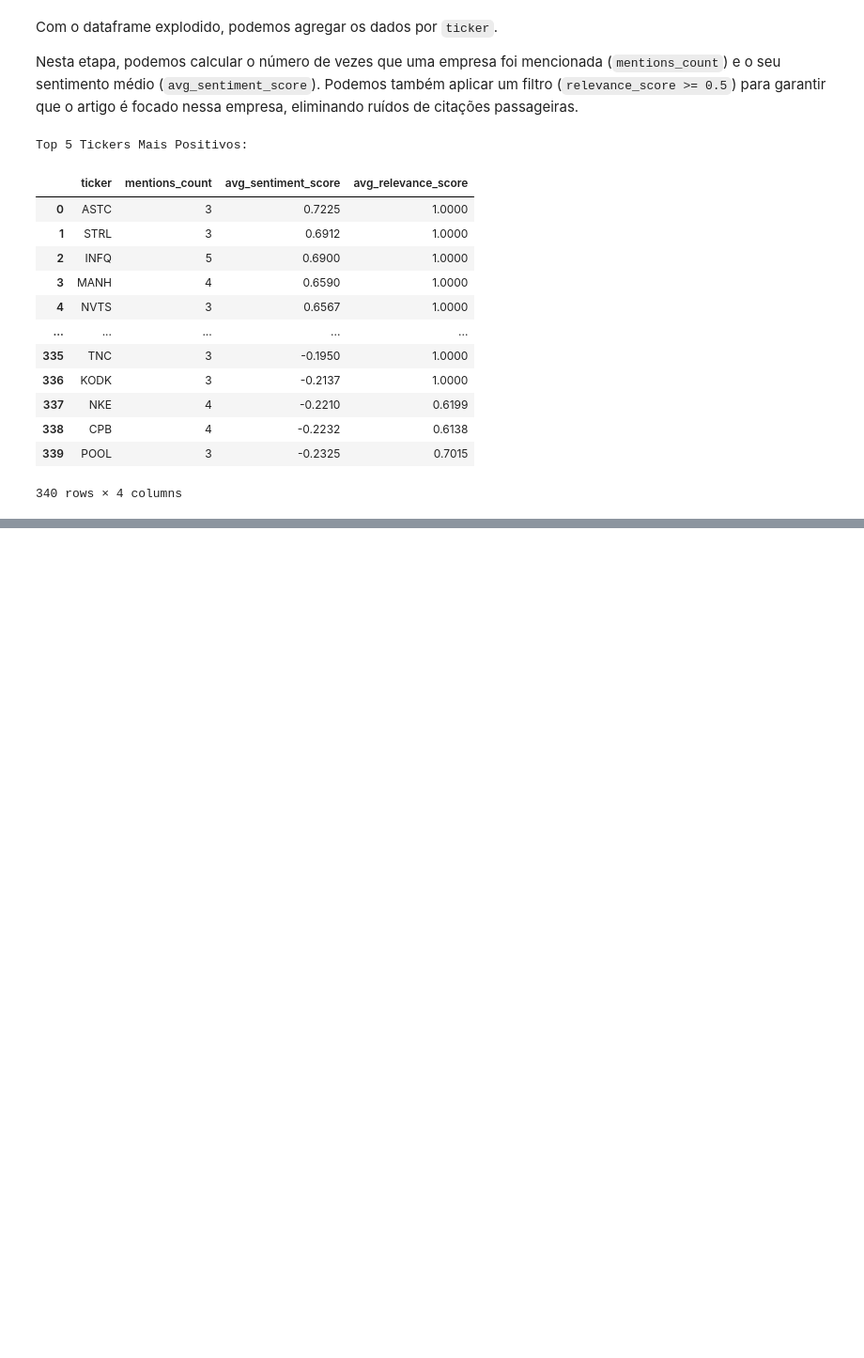
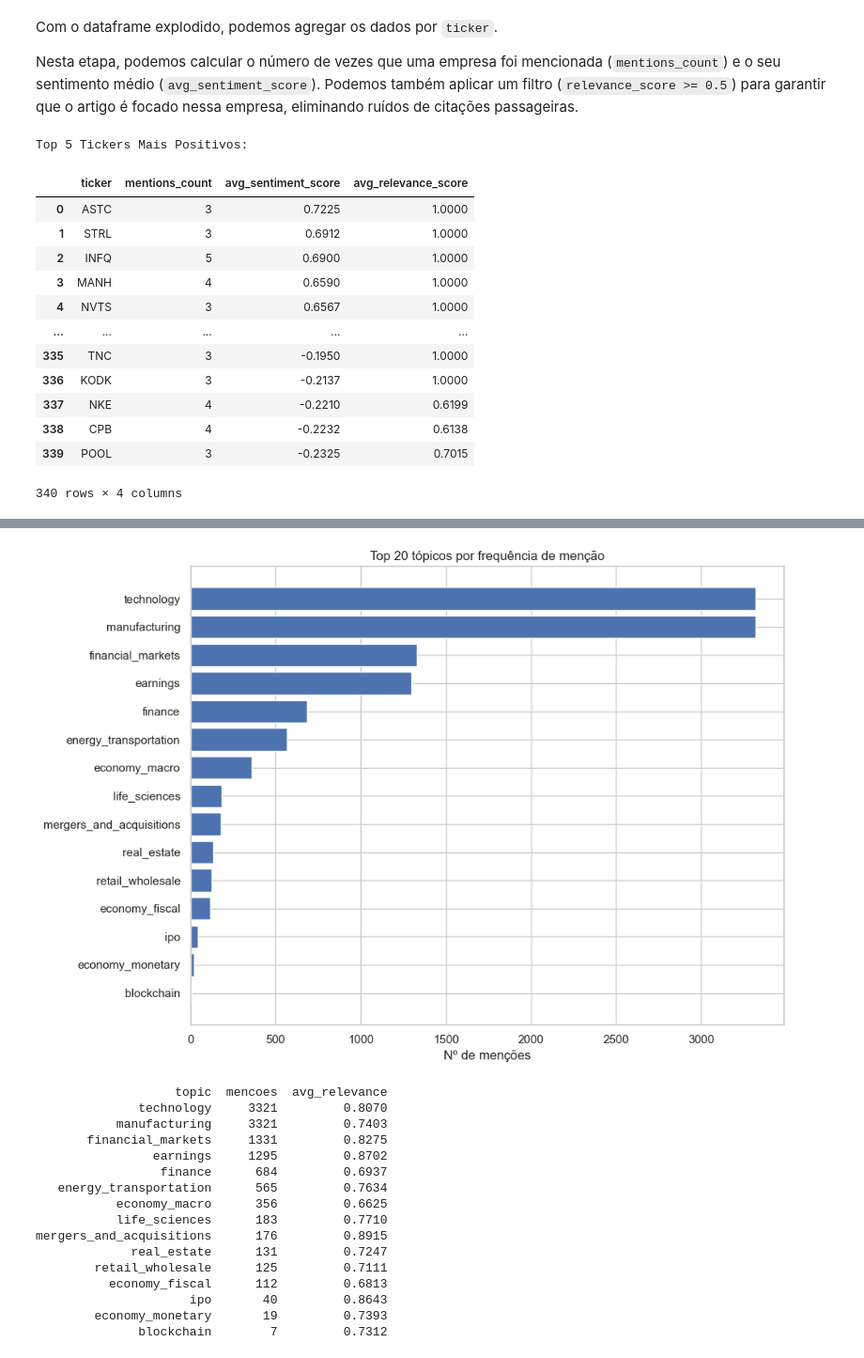
Before and after one commit to thiago2608santana/data-collection, a Jupyter notebook: exploration_alpha_vantage.ipynb, the cells around one changed output, grey strips where cells are left out. Shown at 94% size. Saved outputs shown, nothing was run; the diff lists cells and outputs as text; code cells hidden in the pictures; blank space fills up the shorter version.

```diff
--- a/exploration_alpha_vantage.ipynb
+++ b/exploration_alpha_vantage.ipynb
@@ -498,0 +505,12 @@ Top 5 Tickers Mais Positivos:
+# %%
+df_topics = df.withColumn("topic_info", F.explode("topics")).select(
+    "url",
+    "time_published",
+    "overall_sentiment_score",
+    "overall_sentiment_label",
+    F.col("topic_info.topic").alias("topic"),
+    F.col("topic_info.relevance_score").alias("relevance_score"),
+)
+
+print(f"Linhas após explode: {df_topics.count()} (artigos originais: {df.count()})")
+df_topics.limit(5).toPandas()
@@ -498,0 +525,40 @@ Top 5 Tickers Mais Positivos:
+# %%
+TOP_N = 20
+
+pdf_topics_freq = (
+    df_topics
+    .groupBy("topic")
+    .agg(
+        F.count("url").alias("mencoes"),
+        F.round(F.avg("relevance_score"), 4).alias("avg_relevance"),
+    )
+    .orderBy(F.desc("mencoes"))
+    .limit(TOP_N)
+    .toPandas()
+)
+
+fig, ax = plt.subplots(figsize=(10, 7))
+ax.barh(pdf_topics_freq["topic"][::-1], pdf_topics_freq["mencoes"][::-1], color="#4C72B0")
+ax.set_title(f"Top {TOP_N} tópicos por frequência de menção")
+ax.set_xlabel("Nº de menções")
+plt.tight_layout(); plt.show()
+
+print(pdf_topics_freq.to_string(index=False))
+# %% [output]
+[figure, added]
+                   topic  mencoes  avg_relevance
+              technology     3321         0.8070
+           manufacturing     3321         0.7403
+       financial_markets     1331         0.8275
+                earnings     1295         0.8702
+                 finance      684         0.6937
+   energy_transportation      565         0.7634
+           economy_macro      356         0.6625
+           life_sciences      183         0.7710
+mergers_and_acquisitions      176         0.8915
+             real_estate      131         0.7247
+        retail_wholesale      125         0.7111
+          economy_fiscal      112         0.6813
+                     ipo       40         0.8643
+        economy_monetary       19         0.7393
+              blockchain        7         0.7312
```
Also changed, not shown: parts of 9 cells of this notebook, 4 other files.
